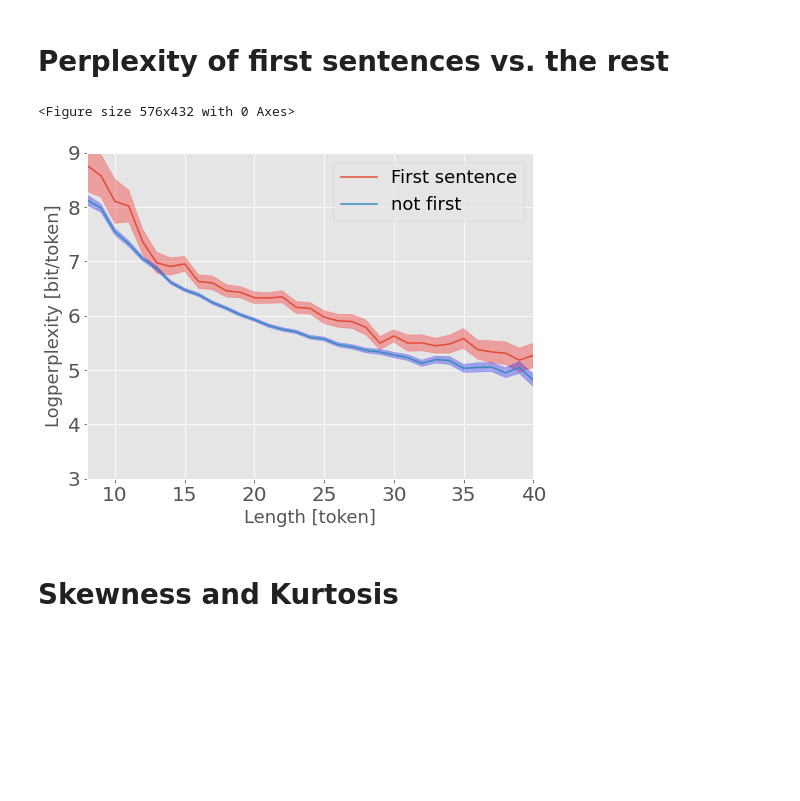
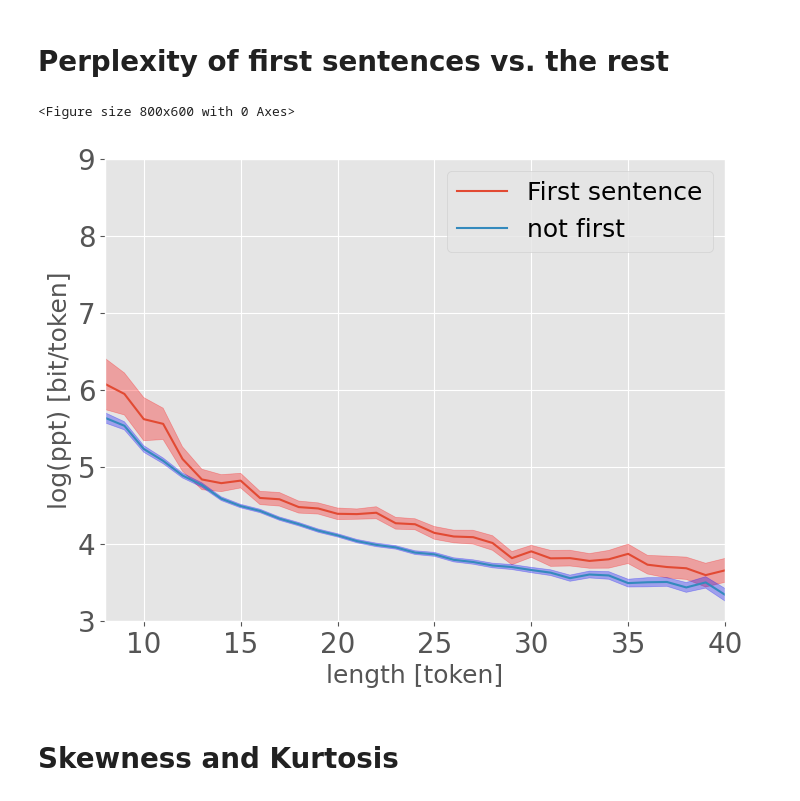
Before and after one commit to alonkipnis/detectLM, a Jupyter notebook: illustrate_critical_values.ipynb, the cells around one changed output. Saved outputs shown, nothing was run; the diff lists cells and outputs as text; code cells hidden in the pictures; blank space fills up the shorter version.

```diff
--- a/illustrate_critical_values.ipynb
+++ b/illustrate_critical_values.ipynb
@@ -37,9 +11,8 @@ df.groupby('name').response.agg(['mean', 'std'])
 # Histogram and P-values
 # %%
 BITS = True
-MAX_TOKENS_PER_SENTENCE = 50
+MAX_TOKENS_PER_SENTENCE = 55
 MIN_TOKENS_PER_SENTENCE = 7
-
 
 #folder = "results"
 #folder = "/Users/kipnisal/Google Drive/results"
@@ -56,7 +29,6 @@ name = f"{model}_{context}_{dataset}"
 datar = pd.read_csv(f"{folder}/{name}_machine.csv")
 
 if BITS == True:
-    datar['response'] /= np.log(2)
     datar['response'] /= np.log(2)
 
 if dataset == 'wiki' or dataset == 'wiki-long':
@@ -219,37 +194,37 @@ df_grouped = (
                                         & (data['length'] <= max_len)
                                        ].groupby(['length']).agg(['mean', 'std', 'count'])
     )
 df_grouped = df_grouped.droplevel(axis=1, level=0).reset_index()
 # Calculate a confidence interval as well.
 df_grouped['ci'] = 1.96 * df_grouped['std'] / np.sqrt(df_grouped['count'])
 df_grouped['ci_lower'] = df_grouped['mean'] - df_grouped['ci']
 df_grouped['ci_upper'] = df_grouped['mean'] + df_grouped['ci']
 df_grouped.head()
 
 x = df_grouped['length']
 ax.plot(x, df_grouped['mean'], label='not first')
 ax.fill_between(
     x, df_grouped['ci_lower'], df_grouped['ci_upper'], color='b', alpha=.3)
 
 ax.legend()
 ax.set_ylim(ymin=0)
 plt.yticks(fontsize=20)
 plt.xticks(fontsize=20)
 
 plt.legend(fontsize=18)
 
 #ax.set_title('log perplexity vs. length')
-ax.set_xlabel("Length [token]", fontsize=18)
-ax.set_ylabel("Logperplexity [bit/token]", fontsize=18)
+ax.set_xlabel("length [token]", fontsize=18)
+ax.set_ylabel("log(ppt) [bit/token]", fontsize=18)
 plt.rcParams["figure.figsize"] = (8,6)
 
 plt.ylim([3,9])
 plt.xlim([8,40])
 #plt.savefig(f"Figs/logperp_vs_len_first_sentence_{name}.png")
 plt.show()
 # %% [output]
-<Figure size 576x432 with 0 Axes>
+<Figure size 800x600 with 0 Axes>
-[figure, old version]
+[figure, new version]
 # %% [markdown]
 # Skewness and Kurtosis
 # %%
```
Also changed, not shown: parts of 8 cells of this notebook, 13 other files.
